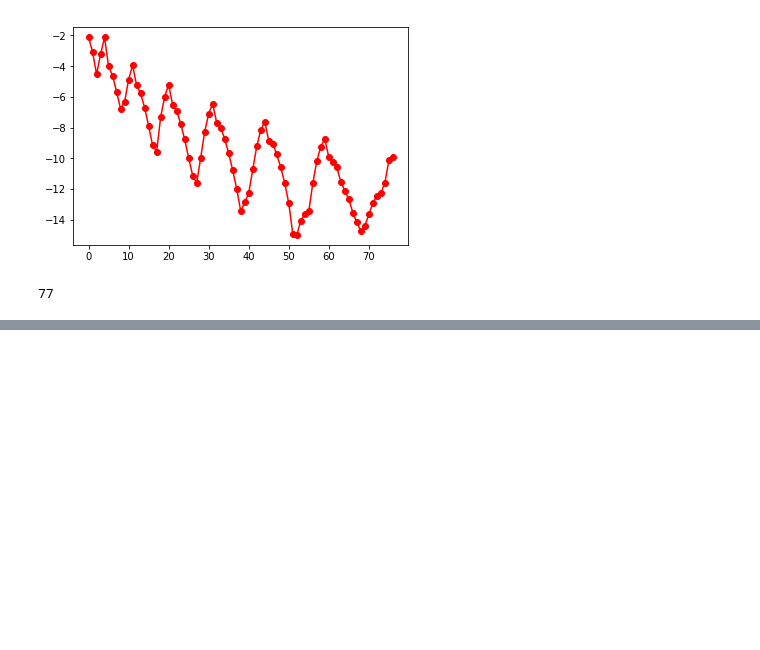
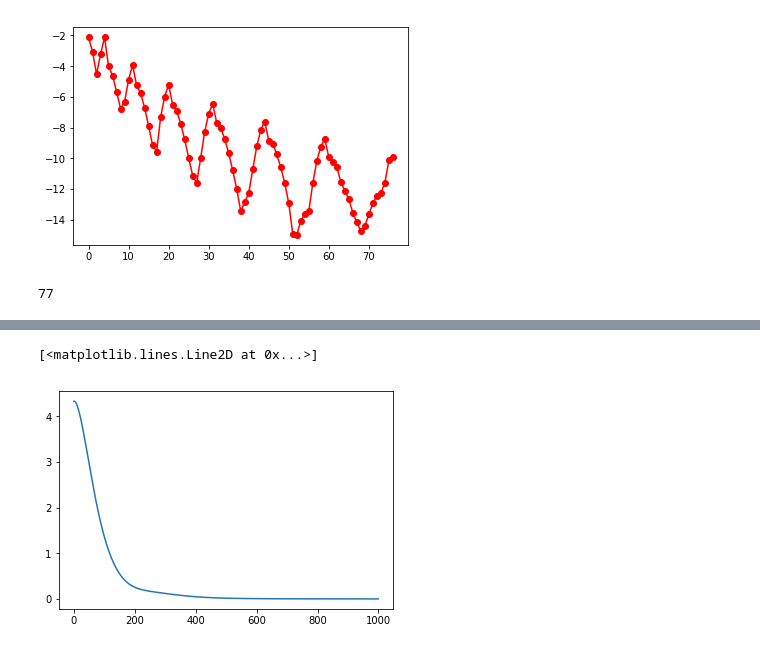
Before and after one commit to isaaclegred/qnm-fitting, a Jupyter notebook: Testing/scri_tutorial.ipynb, the cells around one changed output, grey strips where cells are left out. Drawn from its saved outputs; the diff is of its cells as text; code cells hidden in the pictures; blank space fills up the shorter version.

```diff
--- a/Testing/scri_tutorial.ipynb
+++ b/Testing/scri_tutorial.ipynb
@@ -475,0 +477,9 @@ len(abs(h.data[12000]))
+# %%
+t=np.linspace(0,10,1000)
+# %%
+y = np.exp(-(1+1j)*1*t + .9 - .8j) + np.exp(-(2+2j)*1*t +.7-.9j) + np.exp(-(3+4j)*t+.8+1.4j) + np.exp(-(1.4 + 3j)*t+.4j)
+# %%
+plt.plot(abs(y))
+# %% [output]
+[<matplotlib.lines.Line2D at 0x...>]
+[figure, added]
```
Also changed, not shown: parts of 4 cells of this notebook, 1 other file.
